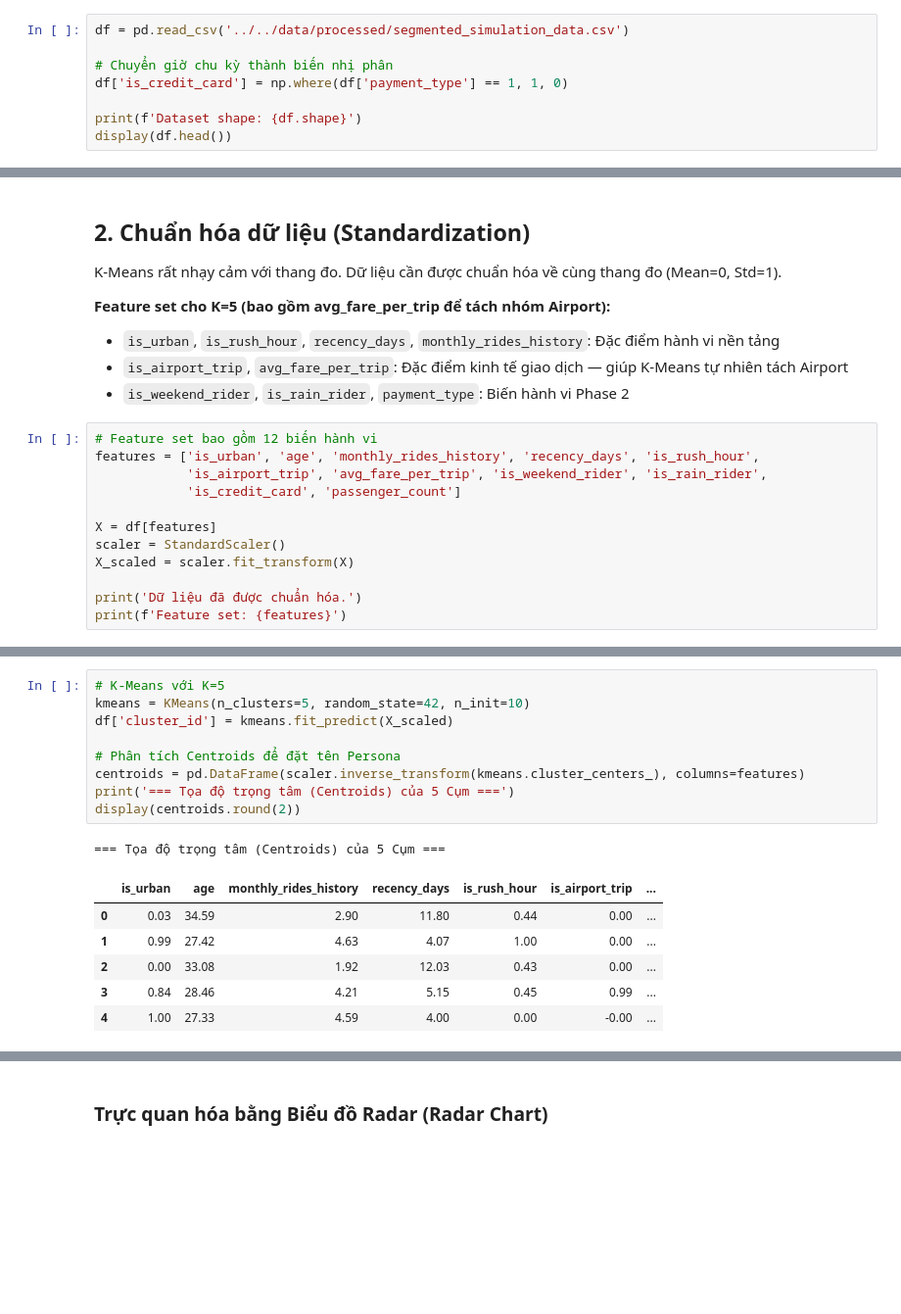
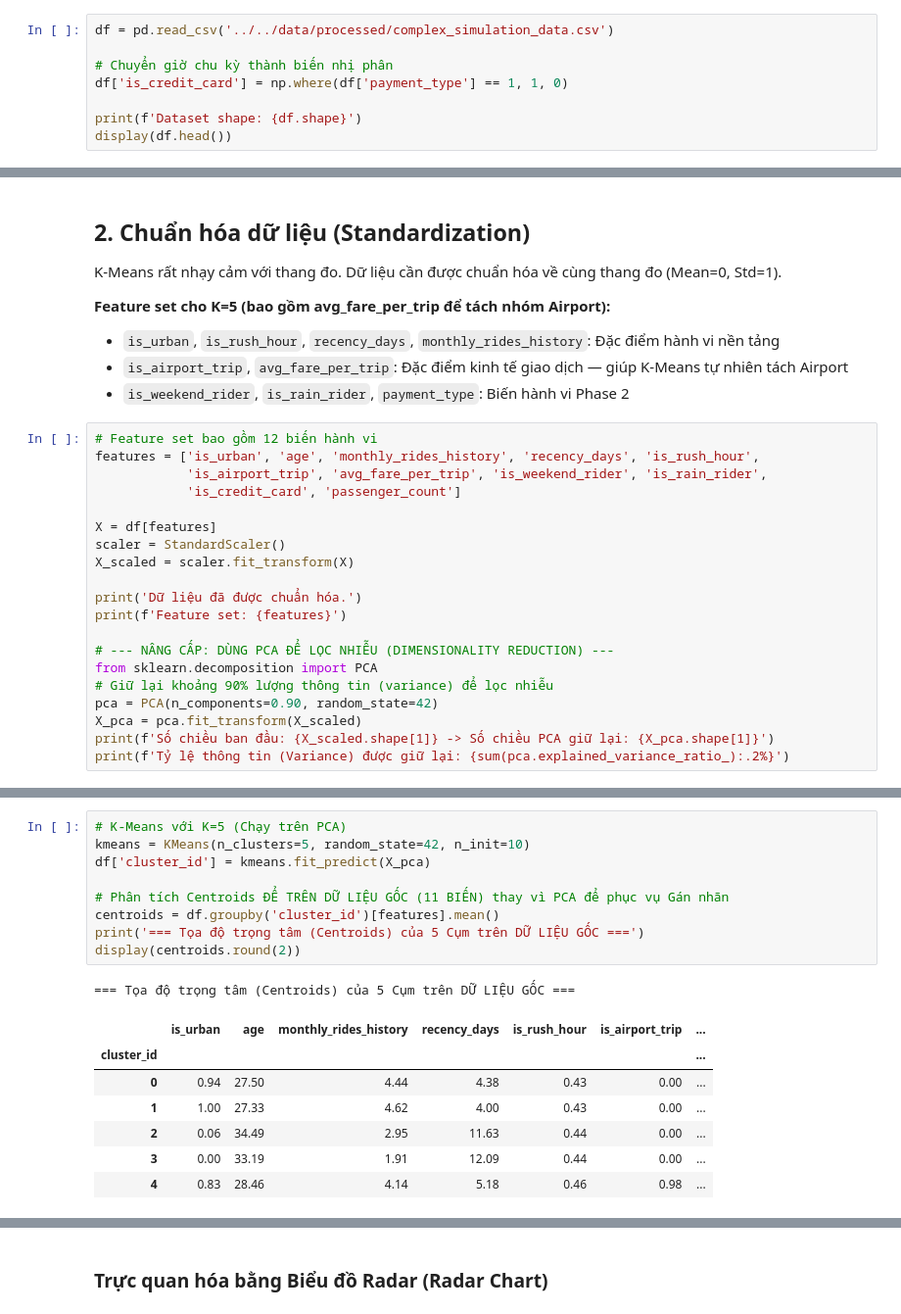
Before and after one commit to thaibuivan/GSM-promotion-experimentation, a Jupyter notebook: notebooks/week3_segmentation/1_user_segmentation.ipynb, the cells around one changed output, grey strips where cells are left out. Shown at 98% size. Drawn from its saved outputs; the diff is of its cells as text; blank space fills up the shorter version.

```diff
--- a/notebooks/week3_segmentation/1_user_segmentation.ipynb
+++ b/notebooks/week3_segmentation/1_user_segmentation.ipynb
@@ -24,7 +24,7 @@ Libraries loaded.
 # %% [markdown]
 ## 1. Tải dữ liệu và Feature Engineering
 # %%
-df = pd.read_csv('../../data/processed/segmented_simulation_data.csv')
+df = pd.read_csv('../../data/processed/complex_simulation_data.csv')
 
 # Chuyển giờ chu kỳ thành biến nhị phân
 df['is_credit_card'] = np.where(df['payment_type'] == 1, 1, 0)
@@ -61,6 +61,14 @@ X_scaled = scaler.fit_transform(X)
 
 print('Dữ liệu đã được chuẩn hóa.')
 print(f'Feature set: {features}')
+
+# --- NÂNG CẤP: DÙNG PCA ĐỂ LỌC NHIỄU (DIMENSIONALITY REDUCTION) ---
+from sklearn.decomposition import PCA
+# Giữ lại khoảng 90% lượng thông tin (variance) để lọc nhiễu
+pca = PCA(n_components=0.90, random_state=42)
+X_pca = pca.fit_transform(X_scaled)
+print(f'Số chiều ban đầu: {X_scaled.shape[1]} -> Số chiều PCA giữ lại: {X_pca.shape[1]}')
+print(f'Tỷ lệ thông tin (Variance) được giữ lại: {sum(pca.explained_variance_ratio_):.2%}')
 # %% [output]
 Dữ liệu đã được chuẩn hóa.
 Feature set: ['is_urban', 'age', 'monthly_rides_history', 'recency_days', 'is_rush_hour', 'is_airport_trip', 'avg_fare_per_trip', 'is_weekend_rider', 'is_rain_rider', 'is_credit_card', 'passenger_coun ...
@@ -108,20 +135,21 @@ Dựa trên sự kết hợp giữa mục tiêu kinh doanh và biểu đồ phâ
   2. Tách tệp Ngoại ô ra làm 2 thái cực hoàn toàn khác biệt về thói quen thanh toán là **Dùng Thẻ (Credit Card)** và **Tiền Mặt (Cash)**.
 - Đây là một trường hợp hoàn hảo của việc **Domain Knowledge** đồng thuận hoàn toàn với Statistical Guidance.
 # %%
-# K-Means với K=5
+# K-Means với K=5 (Chạy trên PCA)
 kmeans = KMeans(n_clusters=5, random_state=42, n_init=10)
-df['cluster_id'] = kmeans.fit_predict(X_scaled)
+df['cluster_id'] = kmeans.fit_predict(X_pca)
 
-# Phân tích Centroids để đặt tên Persona
-centroids = pd.DataFrame(scaler.inverse_transform(kmeans.cluster_centers_), columns=features)
-print('=== Tọa độ trọng tâm (Centroids) của 5 Cụm ===')
+# Phân tích Centroids ĐỂ TRÊN DỮ LIỆU GỐC (11 BIẾN) thay vì PCA để phục vụ Gán nhãn
+centroids = df.groupby('cluster_id')[features].mean()
+print('=== Tọa độ trọng tâm (Centroids) của 5 Cụm trên DỮ LIỆU GỐC ===')
 display(centroids.round(2))
 # %% [output]
-=== Tọa độ trọng tâm (Centroids) của 5 Cụm ===
+=== Tọa độ trọng tâm (Centroids) của 5 Cụm trên DỮ LIỆU GỐC ===
 |  | is_urban | age | monthly_rides_history | recency_days | is_rush_hour | is_airport_trip | ... |
-| 0 | 0.03 | 34.59 | 2.90 | 11.80 | 0.44 | 0.00 | ... |
-| 1 | 0.99 | 27.42 | 4.63 | 4.07 | 1.00 | 0.00 | ... |
-| 2 | 0.00 | 33.08 | 1.92 | 12.03 | 0.43 | 0.00 | ... |
-| 3 | 0.84 | 28.46 | 4.21 | 5.15 | 0.45 | 0.99 | ... |
-| 4 | 1.00 | 27.33 | 4.59 | 4.00 | 0.00 | -0.00 | ... |
+| cluster_id |  |  |  |  |  |  | ... |
+| 0 | 0.94 | 27.50 | 4.44 | 4.38 | 0.43 | 0.00 | ... |
+| 1 | 1.00 | 27.33 | 4.62 | 4.00 | 0.43 | 0.00 | ... |
+| 2 | 0.06 | 34.49 | 2.95 | 11.63 | 0.44 | 0.00 | ... |
+| 3 | 0.00 | 33.19 | 1.91 | 12.09 | 0.44 | 0.00 | ... |
+| 4 | 0.83 | 28.46 | 4.14 | 5.18 | 0.46 | 0.98 | ... |
 # %% [markdown]
```
Also changed, not shown: parts of 12 cells of this notebook, 4 other files.
